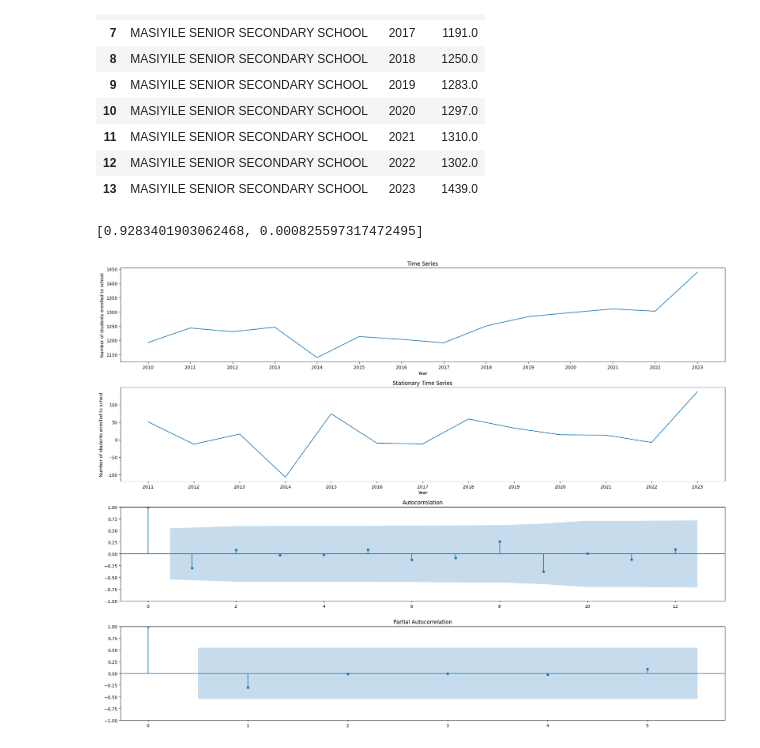
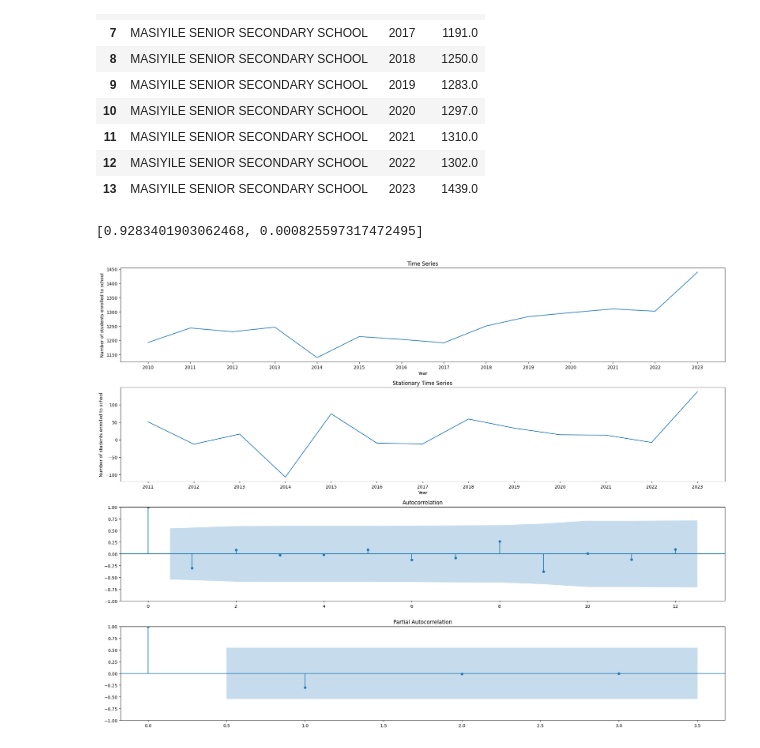
Before and after one commit to Gareth1995/education_project, a Jupyter notebook: school_ts.ipynb, the cells around one changed output. Saved outputs shown, nothing was run; the diff lists cells and outputs as text; code cells hidden in the pictures.

```diff
--- a/school_ts.ipynb
+++ b/school_ts.ipynb
@@ -163,35 +167,35 @@ def plot_learner_ts(df_subset):
         acf_plot = plot_acf(np.array(transformed_ts), ax=axes[2]) # acf for stationary plot
 
         # plot PACF (see https://www.youtube.com/watch?v=y8opUEd05Dg&list=PLvcbYUQ5t0UHOLnBzl46_Q6QKtFgfMGc3&index=3)
-        pacf_plot = plot_pacf(transformed_ts, lags=5, ax=axes[3]) # pacf for stationary plot
+        pacf_plot = plot_pacf(transformed_ts, lags=3, ax=axes[3]) # pacf for stationary plot
 
     # if the time series is already stationary then plot the time series, acf and pacf plots as is
     else:
         # plot number of students over time
         axes[0].plot(df_subset['YEAR'], (df_subset[str(count_var)]))
         axes[0].set_title('Time Series')
         axes[0].set_xlabel('Year')
         axes[0].set_ylabel('Number of students enrolled to school')
 
         # plot ACF (see https://www.youtube.com/watch?v=y8opUEd05Dg&list=PLvcbYUQ5t0UHOLnBzl46_Q6QKtFgfMGc3&index=3)
         acf_plot = plot_acf(df_subset[str(count_var)], ax=axes[2])
 
         # plot PACF (see https://www.youtube.com/watch?v=y8opUEd05Dg&list=PLvcbYUQ5t0UHOLnBzl46_Q6QKtFgfMGc3&index=3)
         pacf_plot = plot_pacf(df_subset[str(count_var)], lags=2, ax=axes[3])
 
     # plot all graphs on same grid
     plt.tight_layout()
 
     # return transformed adf only if the transformation needed to happen
     if adf_val[1] > 0.05:
         return [adf_val[1], transformed_adf[1]]
     else:
         return adf_val[1]
 
 plot_learner_ts(a_school)
 # %% [output]
 [0.9283401903062468, 0.000825597317472495]
-[figure, old version]
+[figure, new version]
 # %%
 # apply arima with rolling forecasts
 # Using rolling predictions
```
Also changed, not shown: parts of 4 cells of this notebook, 3 other files.
